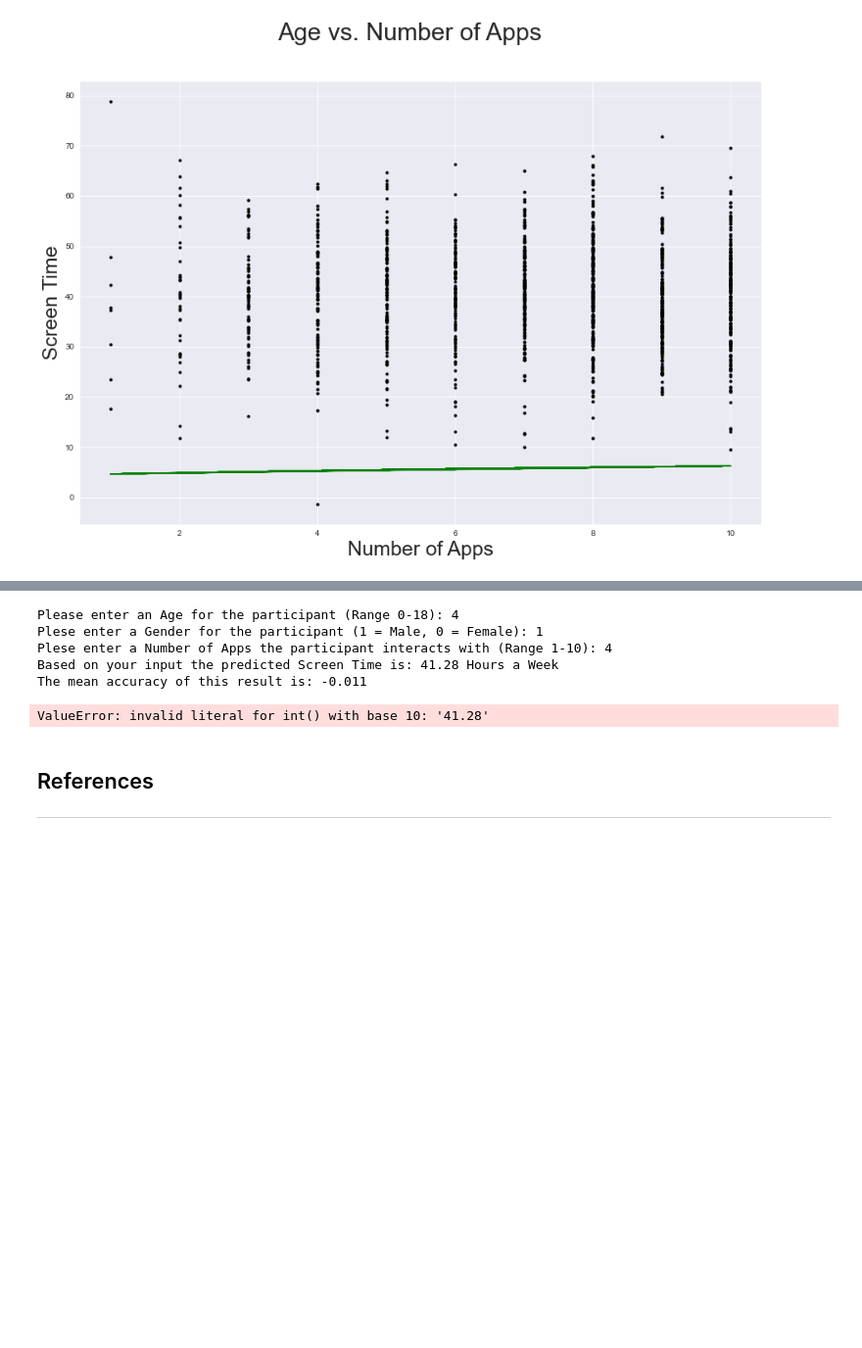
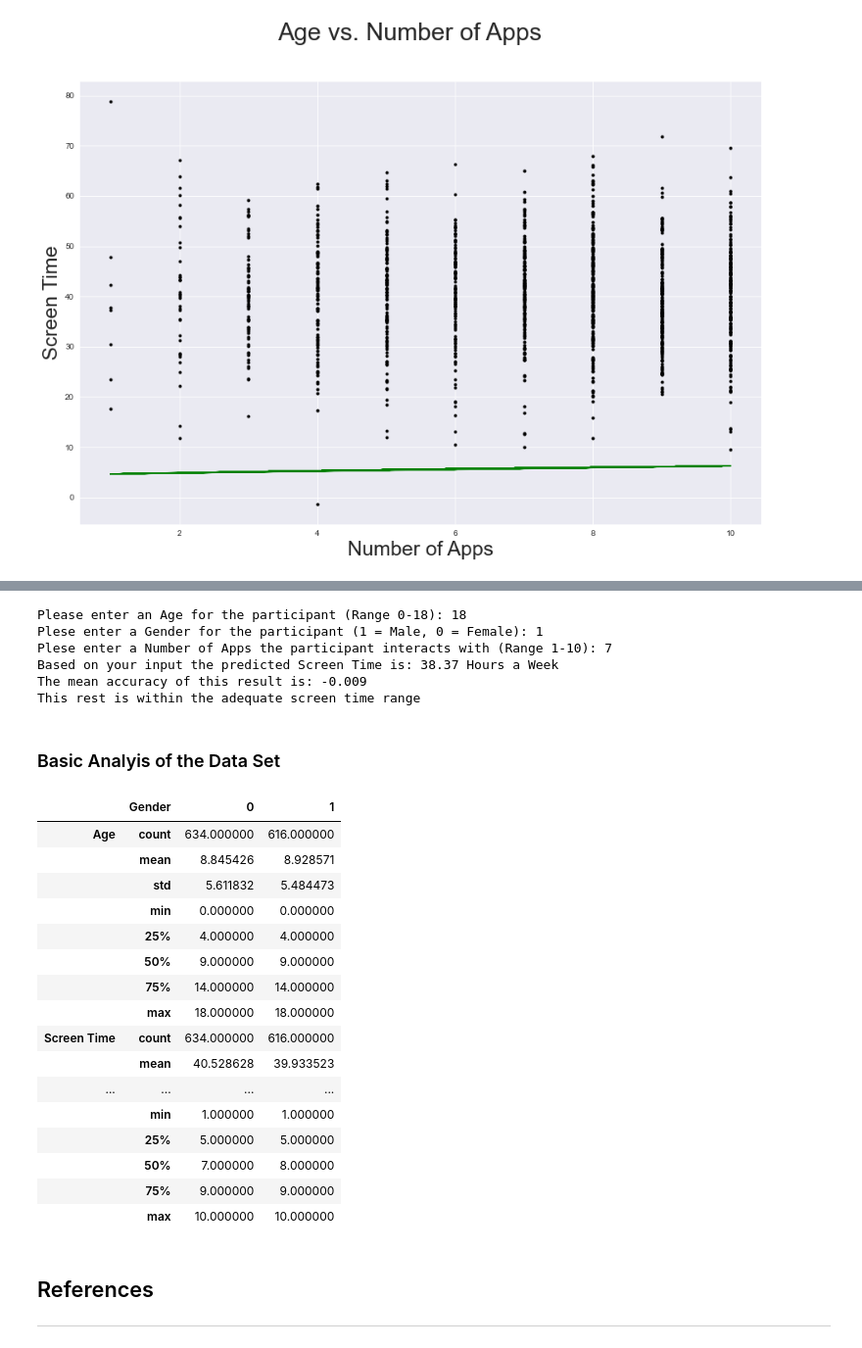
Before and after one commit to JPLee01/Programming_for_Data_Analysis-PRoject, a Jupyter notebook: Programming_for_Data_Analysis-Project.ipynb, the cells around one changed output, grey strips where cells are left out. Shown at 98% size. Saved outputs shown, nothing was run; the diff lists cells and outputs as text; code cells hidden in the pictures; blank space fills up the shorter version.

```diff
--- a/Programming_for_Data_Analysis-Project.ipynb
+++ b/Programming_for_Data_Analysis-Project.ipynb
@@ -751,5 +767,5 @@ KNeighborsRegressor
 # %%
-#Import Train Test Split module from the Scikit-learn library to split the dataset
+#Import Train Test Split module from the Scikit-learn library to split the Data Set
 from sklearn.model_selection import train_test_split
 
 #Import KNeighborsRegressor module from the Scikit-learn library to implement the K-Nearest Neighbor approach to Machine Learning
@@ -758,14 +774,20 @@ from sklearn.neighbors import KNeighborsRegressor
 #Instantiate the learning model (K = 35)
 knn = KNeighborsRegressor(n_neighbors=35)
 
-#Slice the DataFrame up to inlcuding the first, second and last column (i.e. Age, Gender and Number of Apps)
+#Slice the Data Set up to inlcuding the first, second and last column (i.e. Age, Gender and Number of Apps)
 x = data_set_gender.iloc[:, [0,1,3]].values
 
-#Slice the DataFrame to inlcude the second column only (i.e. Screen Time)
+#Slice the Data Set to inlcude the second column only (i.e. Screen Time)
 y = data_set_gender.iloc[:, 2].values
 
-#Divide the DataFrame into two subsets; a Training and Test set (75% training, 25% test), set the Random State at 1
+#Divide the Data Set into two subsets; a Training and Test set (75% training, 25% test), set the Random State at 1
 x_train, x_test, y_train, y_test = train_test_split(x, y, test_size=0.25, random_state=1)
+
+#StandardScaler to implement feature scaling accross the Data Set
+from sklearn.preprocessing import StandardScaler
+sc_x = StandardScaler()
+x_train = sc_x.fit_transform(x_train)
+x_test = sc_x.transform(x_test)
 
 #The knn.fit function is used to train the model.
 knn.fit(x_train, y_train)
@@ -795,17 +817,39 @@ Accuracy = np.around(knn.score(x_test, y_test),3)
 
 #The mean accuracy of the predicted result is displayed (rounded to 3 decimal places)
 print("The mean accuracy of this result is:", Accuracy)
+
+if float(prediction_round) > 40: print('Please be advised this is too much screen time')
+else: print('This rest is within the adequate screen time range')
 # %% [output]
-Please enter an Age for the participant (Range 0-18): 4
+Please enter an Age for the participant (Range 0-18): 18
 Plese enter a Gender for the participant (1 = Male, 0 = Female): 1
-Plese enter a Number of Apps the participant interacts with (Range 1-10): 4
-Based on your input the predicted Screen Time is: 41.28 Hours a Week
-The mean accuracy of this result is: -0.011
+Plese enter a Number of Apps the participant interacts with (Range 1-10): 7
+Based on your input the predicted Screen Time is: 38.37 Hours a Week
+The mean accuracy of this result is: -0.009
+This rest is within the adequate screen time range
-# %%
-int(prediction_round)
-if prediction_round > 40: print('Too Much Screen Time:')
-# %% [output]
-ValueError: invalid literal for int() with base 10: '41.28'
+# %% [markdown]
+### Basic Analyis of the Data Set
+# %%
+#adding .T to the output, this in turn will swaps the rows and columns#
+data_set_gender.groupby('Gender').describe().T
+# %% [output]
+|  | Gender | 0 | 1 |
+| Age | count | 634.000000 | 616.000000 |
+|  | mean | 8.845426 | 8.928571 |
+|  | std | 5.611832 | 5.484473 |
+|  | min | 0.000000 | 0.000000 |
+|  | 25% | 4.000000 | 4.000000 |
+|  | 50% | 9.000000 | 9.000000 |
+|  | 75% | 14.000000 | 14.000000 |
+|  | max | 18.000000 | 18.000000 |
+| Screen Time | count | 634.000000 | 616.000000 |
+|  | mean | 40.528628 | 39.933523 |
+| ... | ... | ... | ... |
+|  | min | 1.000000 | 1.000000 |
+|  | 25% | 5.000000 | 5.000000 |
+|  | 50% | 7.000000 | 8.000000 |
+|  | 75% | 9.000000 | 9.000000 |
+|  | max | 10.000000 | 10.000000 |
 # %%
 sns.pairplot(data_set_round, hue="Gender", height=5)
 # %%
```
Also changed, not shown: parts of 4 cells of this notebook.
